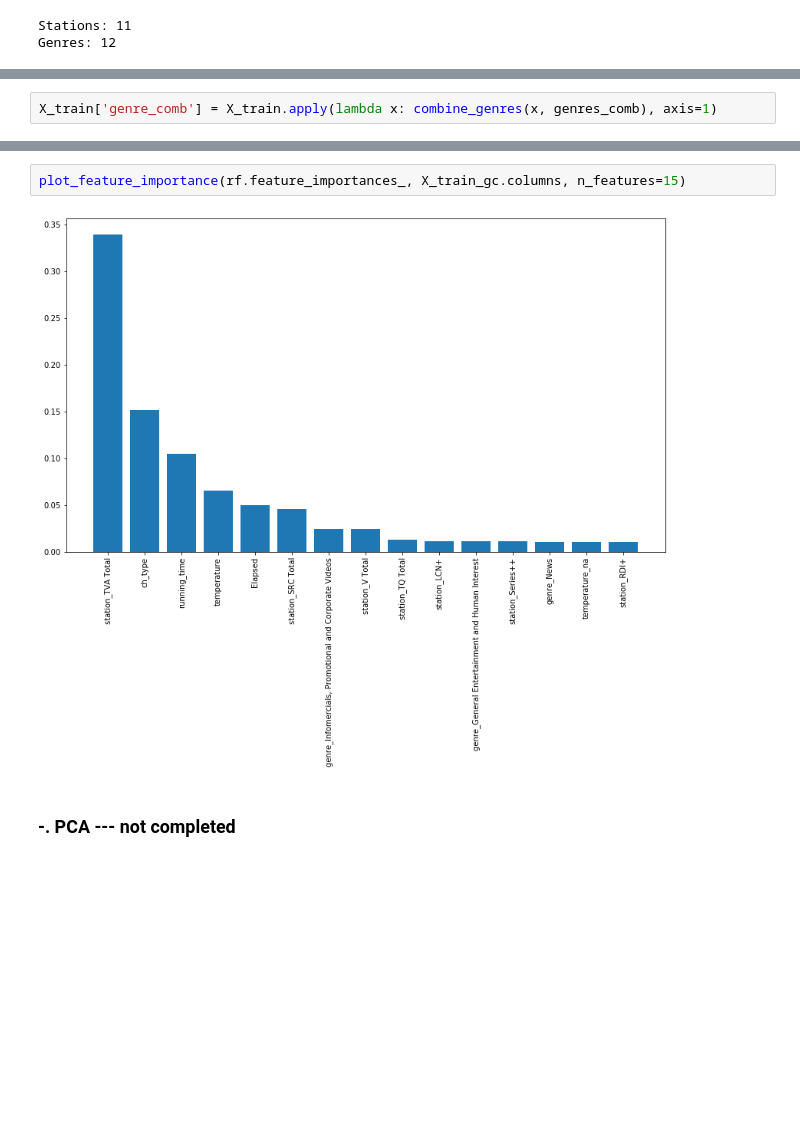
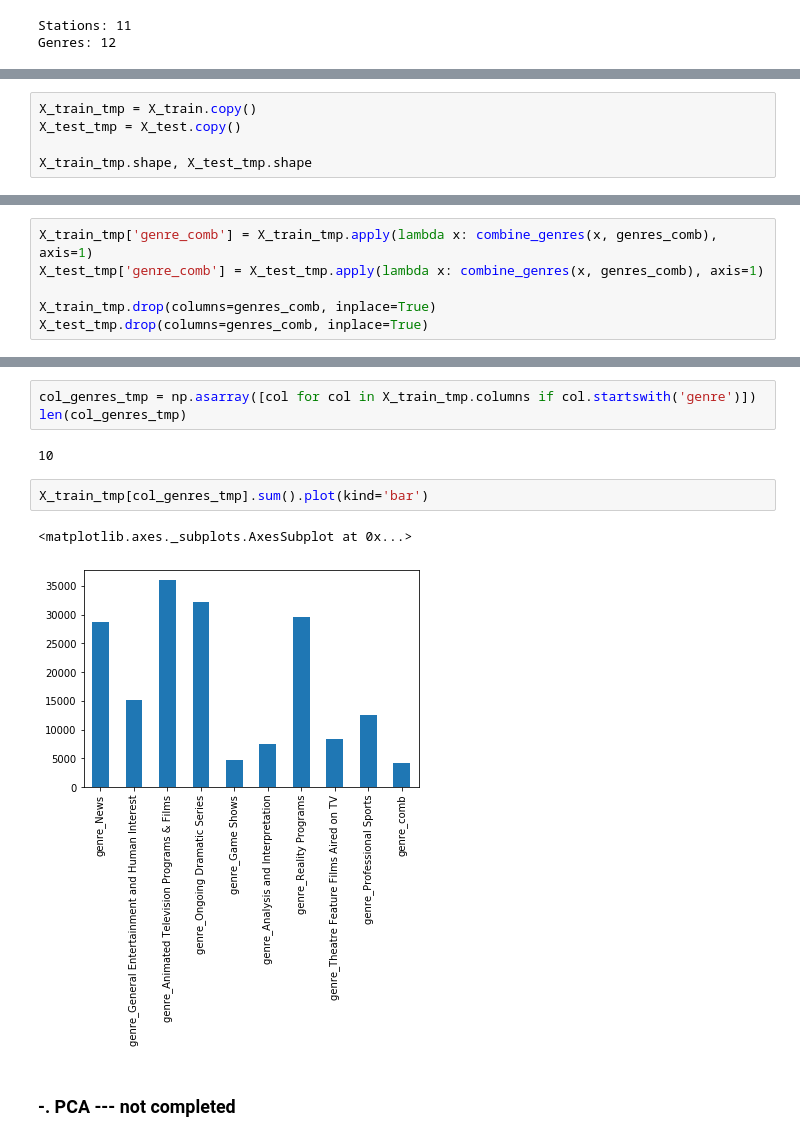
Before and after one commit to Carbonrun/YapAiTek_Challenge, a Jupyter notebook: 2.3_FE_Dim-Reduction.ipynb, the cells around one changed output, grey strips where cells are left out. Saved outputs shown, nothing was run; the diff lists cells and outputs as text; blank space fills up the shorter version.

```diff
--- a/2.3_FE_Dim-Reduction.ipynb
+++ b/2.3_FE_Dim-Reduction.ipynb
@@ -316,5 +305,3 @@ def combine_genres(row, genres):
     if row[genres].sum() >= 1:
         return 1
     return 0
-# %%
-X_train['genre_comb'] = X_train.apply(lambda x: combine_genres(x, genres_comb), axis=1)
@@ -325,0 +308,5 @@ X_test_gc = X_test.drop(columns=genres_comb)
+# %%
+X_train_tmp = X_train.copy()
+X_test_tmp = X_test.copy()
+
+X_train_tmp.shape, X_test_tmp.shape
@@ -325,0 +315,6 @@ X_test_gc = X_test.drop(columns=genres_comb)
+# %%
+X_train_tmp['genre_comb'] = X_train_tmp.apply(lambda x: combine_genres(x, genres_comb), axis=1)
+X_test_tmp['genre_comb'] = X_test_tmp.apply(lambda x: combine_genres(x, genres_comb), axis=1)
+
+X_train_tmp.drop(columns=genres_comb, inplace=True)
+X_test_tmp.drop(columns=genres_comb, inplace=True)
@@ -334,7 +338,13 @@ Wall time: 1min 23s
-# %%
-plot_feature_importance(rf.feature_importances_, X_train_gc.columns, n_features=15)
-# %% [output]
-[figure, removed]
+# %%
+col_genres_tmp = np.asarray([col for col in X_train_tmp.columns if col.startswith('genre')])
+len(col_genres_tmp)
+# %% [output]
+10
+# %%
+X_train_tmp[col_genres_tmp].sum().plot(kind='bar')
+# %% [output]
+<matplotlib.axes._subplots.AxesSubplot at 0x...>
+[figure, added]
 # %% [markdown]
 ### -. PCA --- not completed
 # %%
```
Also changed, not shown: parts of 21 cells of this notebook.
